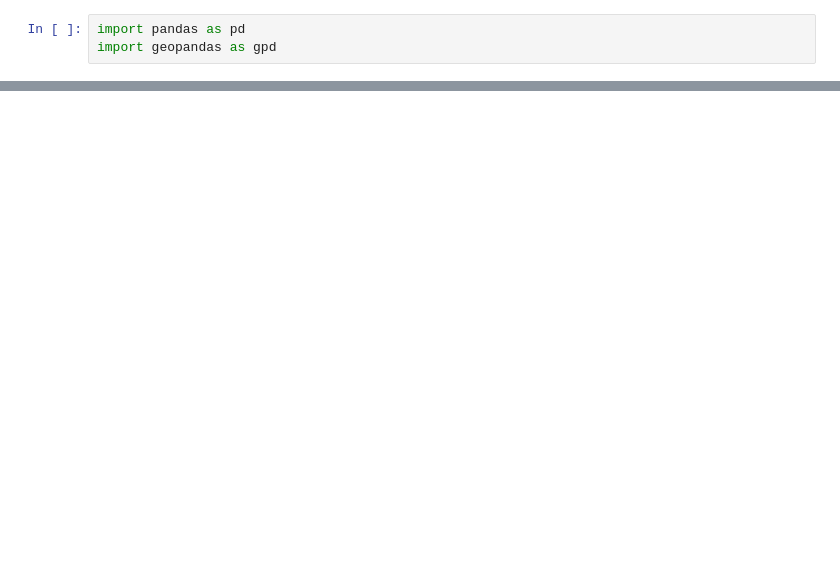
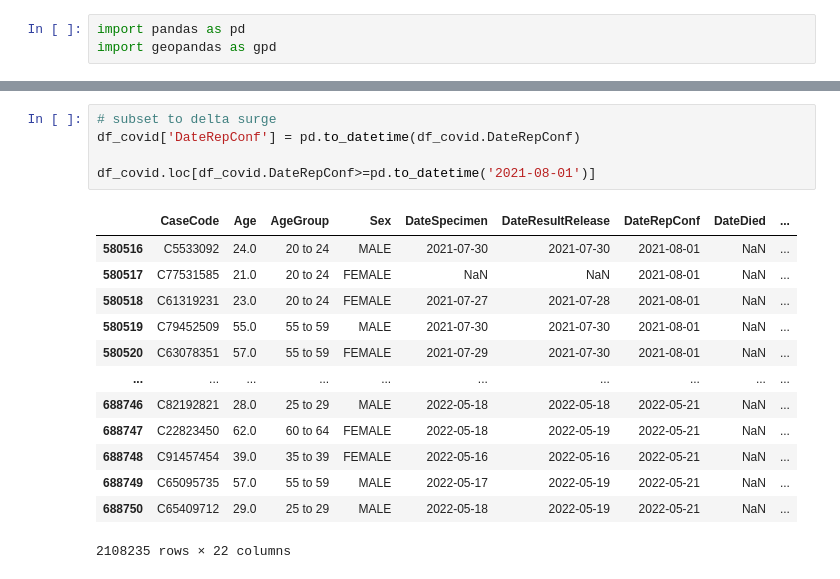
Before and after one commit to tropicalmentat/covid-bgy-geoprocess, a Jupyter notebook: geoprocess.ipynb, the cells around one changed output, grey strips where cells are left out. Saved outputs shown, nothing was run; the diff lists cells and outputs as text; blank space fills up the shorter version.

```diff
--- a/geoprocess.ipynb
+++ b/geoprocess.ipynb
@@ -22,0 +25,19 @@ df_covid.groupby('DateRepConf').CaseCode.count().plot()
+# %%
+# subset to delta surge
+df_covid['DateRepConf'] = pd.to_datetime(df_covid.DateRepConf)
+
+df_covid.loc[df_covid.DateRepConf>=pd.to_datetime('2021-08-01')]
+# %% [output]
+|  | CaseCode | Age | AgeGroup | Sex | DateSpecimen | DateResultRelease | DateRepConf | DateDied | ... |
+| 580516 | C5533092 | 24.0 | 20 to 24 | MALE | 2021-07-30 | 2021-07-30 | 2021-08-01 | NaN | ... |
+| 580517 | C77531585 | 21.0 | 20 to 24 | FEMALE | NaN | NaN | 2021-08-01 | NaN | ... |
+| 580518 | C61319231 | 23.0 | 20 to 24 | FEMALE | 2021-07-27 | 2021-07-28 | 2021-08-01 | NaN | ... |
+| 580519 | C79452509 | 55.0 | 55 to 59 | MALE | 2021-07-30 | 2021-07-30 | 2021-08-01 | NaN | ... |
+| 580520 | C63078351 | 57.0 | 55 to 59 | FEMALE | 2021-07-29 | 2021-07-30 | 2021-08-01 | NaN | ... |
+| ... | ... | ... | ... | ... | ... | ... | ... | ... | ... |
+| 688746 | C82192821 | 28.0 | 25 to 29 | MALE | 2022-05-18 | 2022-05-18 | 2022-05-21 | NaN | ... |
+| 688747 | C22823450 | 62.0 | 60 to 64 | FEMALE | 2022-05-18 | 2022-05-19 | 2022-05-21 | NaN | ... |
+| 688748 | C91457454 | 39.0 | 35 to 39 | FEMALE | 2022-05-16 | 2022-05-16 | 2022-05-21 | NaN | ... |
+| 688749 | C65095735 | 57.0 | 55 to 59 | MALE | 2022-05-17 | 2022-05-19 | 2022-05-21 | NaN | ... |
+| 688750 | C65409712 | 29.0 | 25 to 29 | MALE | 2022-05-18 | 2022-05-19 | 2022-05-21 | NaN | ... |
+2108235 rows × 22 columns
```
Also changed, not shown: parts of 4 cells of this notebook.
